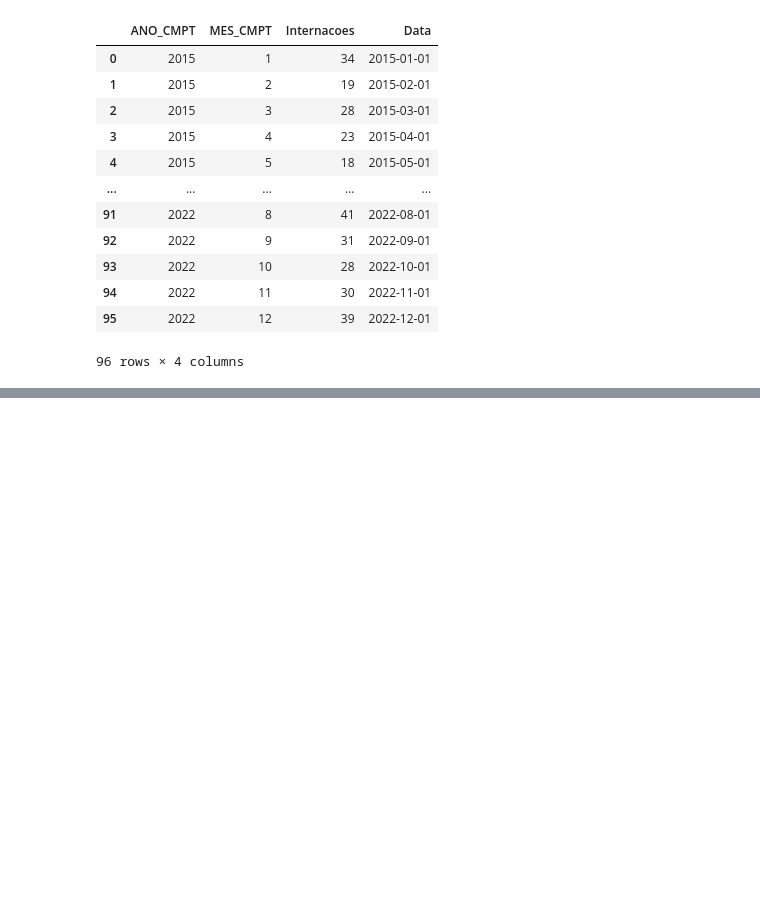
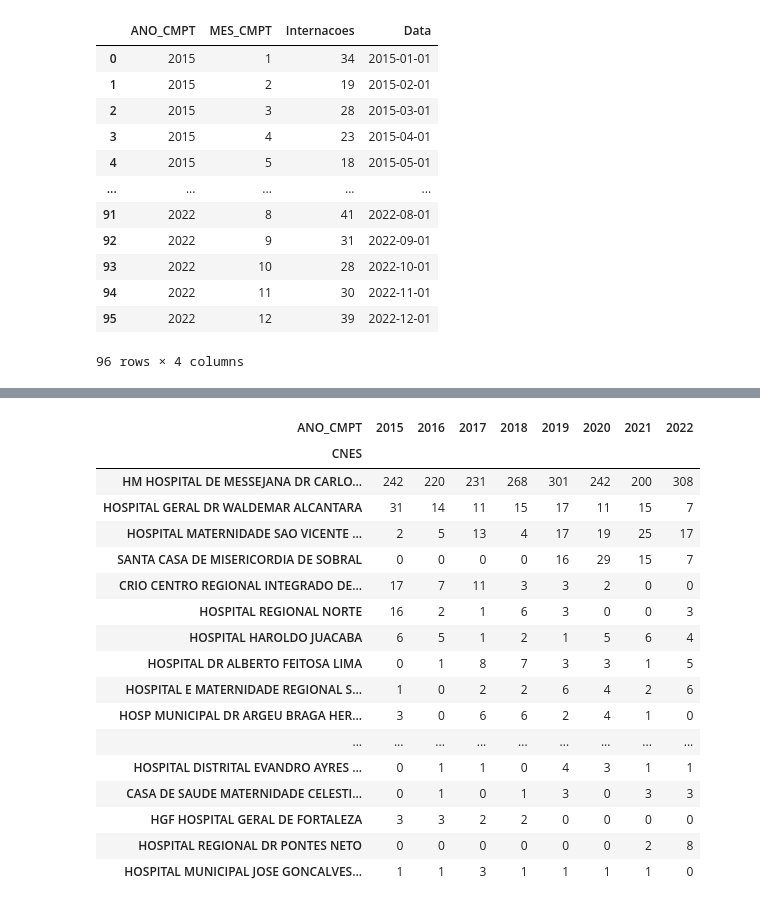
Before and after one commit to mattfeg/pesquisa-gerotec, a Jupyter notebook: src/main.ipynb, the cells around one changed output, grey strips where cells are left out. Cells and saved outputs as stored; diff of their text form; code cells hidden in the pictures; blank space fills up the shorter version.

```diff
--- a/src/main.ipynb
+++ b/src/main.ipynb
@@ -201,0 +286,31 @@ internacoes_por_ano_hospital_sorted.head(20)  # Mostrando os top 10 hospitais co
+# %%
+# Agrupando as internações por hospital e ano para o DataFrame que exclui o Hospital de Messejana
+internacoes_por_ano_hospital_Intercorrencia = dfIntercorrencia.groupby(['CNES', 'ANO_CMPT']).size().unstack(fill_value=0)
+
+# Ordenando os hospitais pelo total de internações durante o período
+internacoes_por_ano_hospital_Intercorrencia['Total'] = internacoes_por_ano_hospital_Intercorrencia.sum(axis=1)
+internacoes_por_ano_hospital_sorted_Intercorrencia = internacoes_por_ano_hospital_Intercorrencia.sort_values(by='Total', ascending=False)
+
+# Removendo a coluna total para melhor visualização dos resultados anuais
+internacoes_por_ano_hospital_sorted_Intercorrencia.drop(columns=['Total'], inplace=True)
+
+internacoes_por_ano_hospital_sorted_Intercorrencia.head(20)  # Mostrando os top 10 hospitais com maior número total de internações
+# %% [output]
+| ANO_CMPT | 2015 | 2016 | 2017 | 2018 | 2019 | 2020 | 2021 | 2022 |
+| CNES |  |  |  |  |  |  |  |  |
+| HM HOSPITAL DE MESSEJANA DR CARLO... | 242 | 220 | 231 | 268 | 301 | 242 | 200 | 308 |
+| HOSPITAL GERAL DR WALDEMAR ALCANTARA | 31 | 14 | 11 | 15 | 17 | 11 | 15 | 7 |
+| HOSPITAL MATERNIDADE SAO VICENTE ... | 2 | 5 | 13 | 4 | 17 | 19 | 25 | 17 |
+| SANTA CASA DE MISERICORDIA DE SOBRAL | 0 | 0 | 0 | 0 | 16 | 29 | 15 | 7 |
+| CRIO CENTRO REGIONAL INTEGRADO DE... | 17 | 7 | 11 | 3 | 3 | 2 | 0 | 0 |
+| HOSPITAL REGIONAL NORTE | 16 | 2 | 1 | 6 | 3 | 0 | 0 | 3 |
+| HOSPITAL HAROLDO JUACABA | 6 | 5 | 1 | 2 | 1 | 5 | 6 | 4 |
+| HOSPITAL DR ALBERTO FEITOSA LIMA | 0 | 1 | 8 | 7 | 3 | 3 | 1 | 5 |
+| HOSPITAL E MATERNIDADE REGIONAL S... | 1 | 0 | 2 | 2 | 6 | 4 | 2 | 6 |
+| HOSP MUNICIPAL DR ARGEU BRAGA HER... | 3 | 0 | 6 | 6 | 2 | 4 | 1 | 0 |
+| ... | ... | ... | ... | ... | ... | ... | ... | ... |
+| HOSPITAL DISTRITAL EVANDRO AYRES ... | 0 | 1 | 1 | 0 | 4 | 3 | 1 | 1 |
+| CASA DE SAUDE MATERNIDADE CELESTI... | 0 | 1 | 0 | 1 | 3 | 0 | 3 | 3 |
+| HGF HOSPITAL GERAL DE FORTALEZA | 3 | 3 | 2 | 2 | 0 | 0 | 0 | 0 |
+| HOSPITAL REGIONAL DR PONTES NETO | 0 | 0 | 0 | 0 | 0 | 0 | 2 | 8 |
+| HOSPITAL MUNICIPAL JOSE GONCALVES... | 1 | 1 | 3 | 1 | 1 | 1 | 1 | 0 |
```
Also changed, not shown: parts of 17 cells of this notebook, 1 other file.
